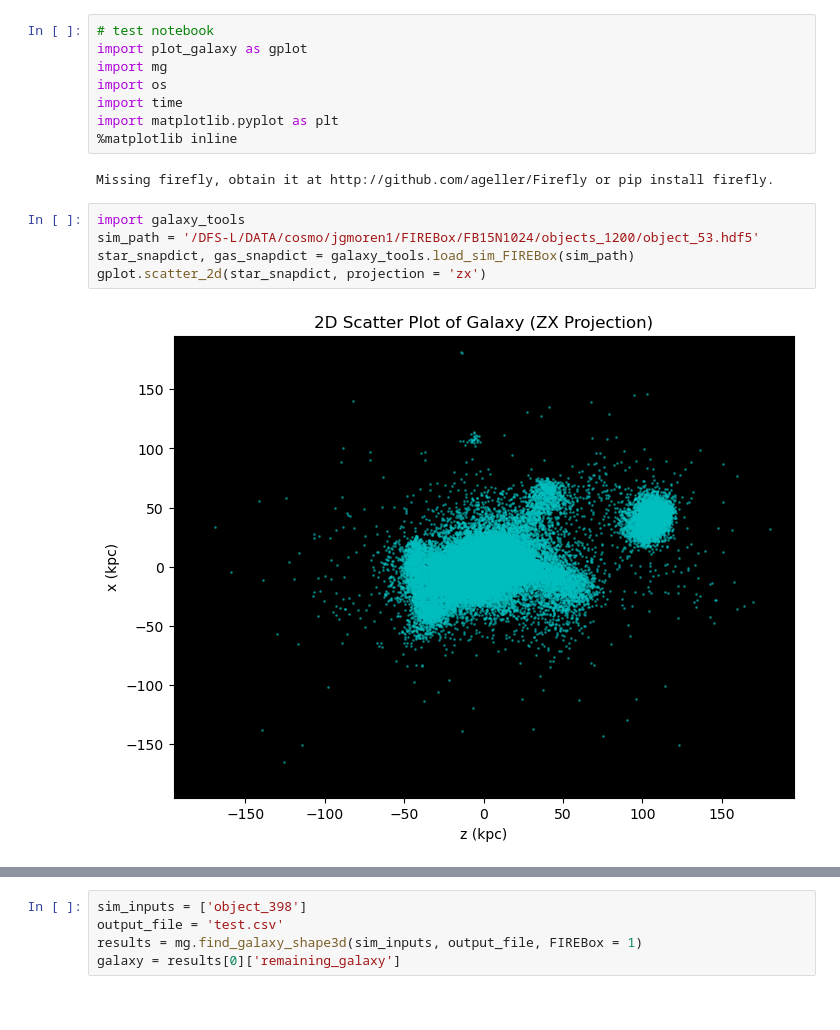
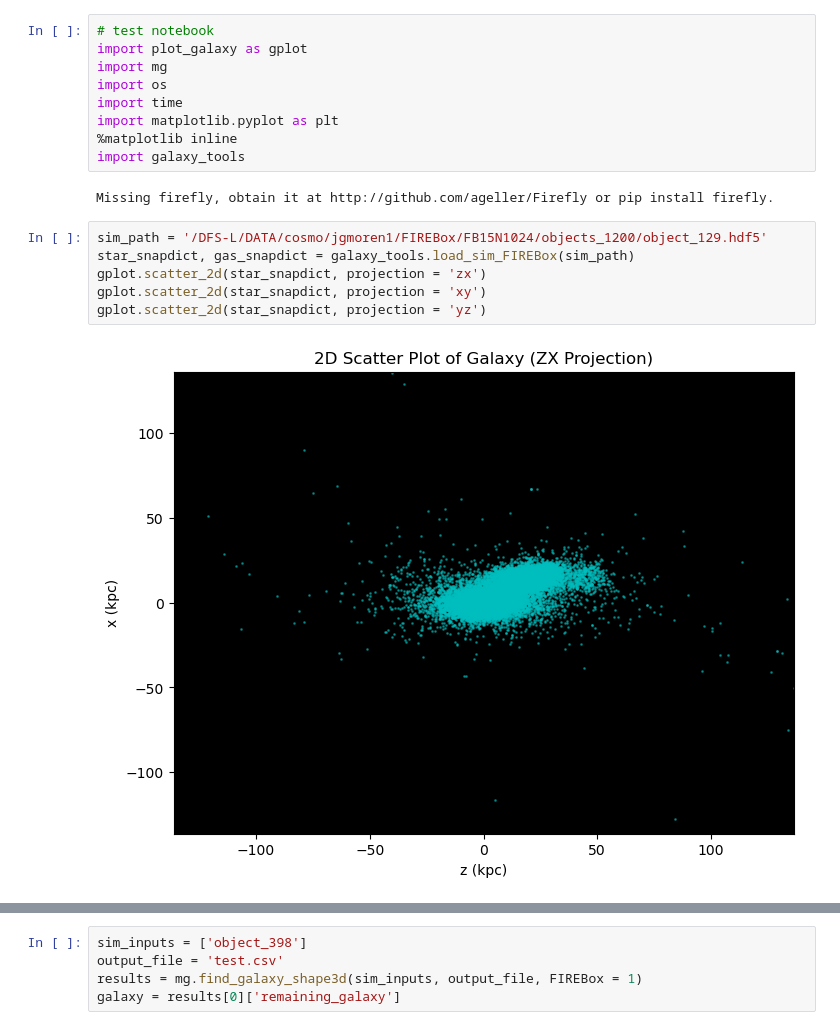
Before and after one commit to Solaceonx/FIRE-Geometry, a Jupyter notebook: galaxy_plots.ipynb, the cells around one changed output, grey strips where cells are left out. Saved outputs shown, nothing was run; the diff lists cells and outputs as text.

```diff
--- a/plots.ipynb
+++ b/galaxy_plots.ipynb
@@ -6,12 +6,14 @@ import os
 import time
 import matplotlib.pyplot as plt
 %matplotlib inline
+import galaxy_tools
 # %% [output]
 Missing firefly, obtain it at http://github.com/ageller/Firefly or pip install firefly.
 # %%
-import galaxy_tools
-sim_path = '/DFS-L/DATA/cosmo/jgmoren1/FIREBox/FB15N1024/objects_1200/object_53.hdf5'
+sim_path = '/DFS-L/DATA/cosmo/jgmoren1/FIREBox/FB15N1024/objects_1200/object_129.hdf5'
 star_snapdict, gas_snapdict = galaxy_tools.load_sim_FIREBox(sim_path)
 gplot.scatter_2d(star_snapdict, projection = 'zx')
+gplot.scatter_2d(star_snapdict, projection = 'xy')
+gplot.scatter_2d(star_snapdict, projection = 'yz')
 # %% [output]
-[figure, old version]
+[figure, new version]
```
Also changed, not shown: parts of 4 cells of this notebook, 36 other files.
